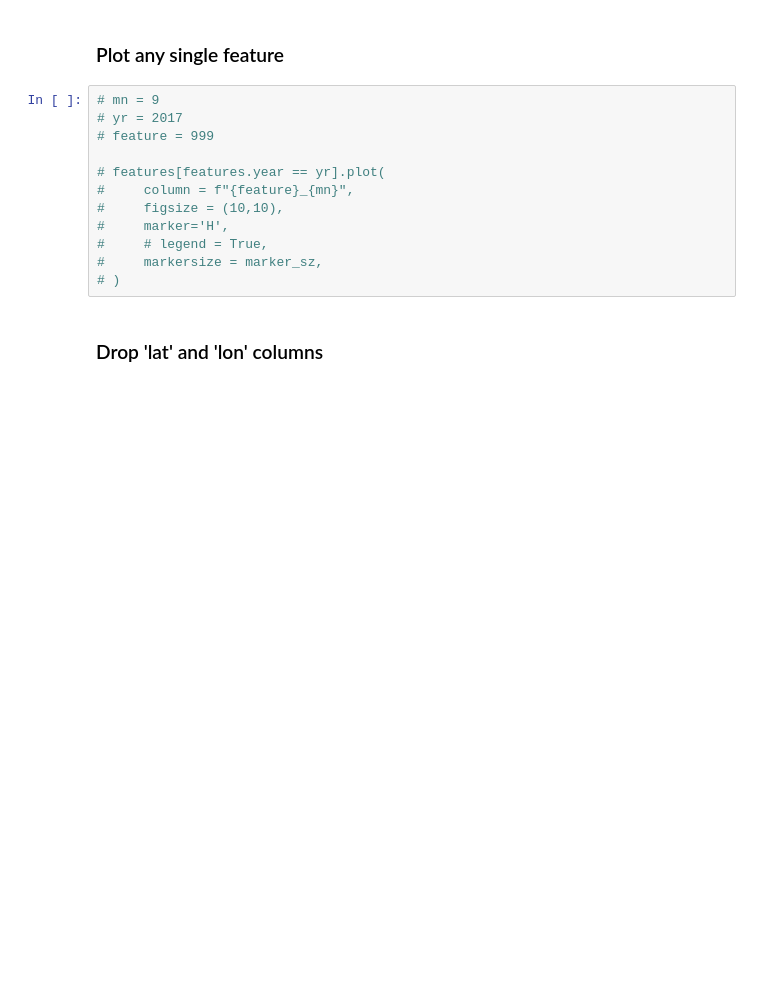
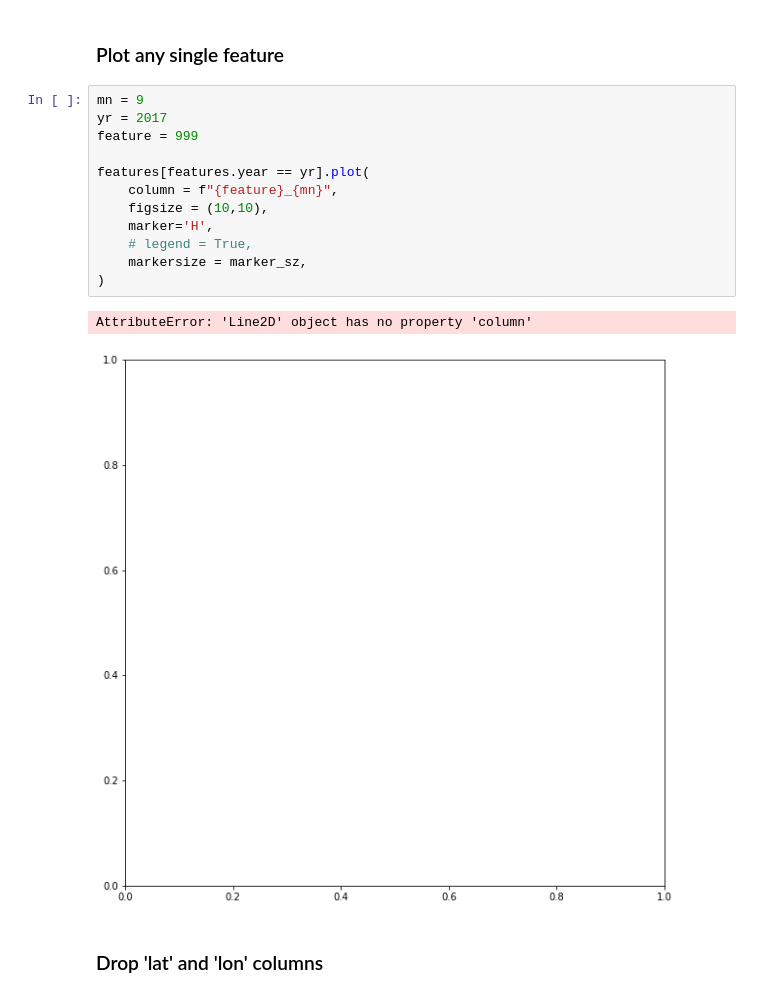
Before and after one commit to mosaiks-capstone/Modeling, a Jupyter notebook: crop_modeling_wide_predict20-21.ipynb, the cells around one changed output. Saved outputs shown, nothing was run; the diff lists cells and outputs as text; blank space fills up the shorter version.

```diff
--- a/crop_modeling_wide_predict20-21.ipynb
+++ b/crop_modeling_wide_predict20-21.ipynb
@@ -771,17 +773,20 @@ features_20_21 = geopandas.GeoDataFrame(
 # %% [markdown]
 ### Plot any single feature
 # %%
-# mn = 9
-# yr = 2017
-# feature = 999
+mn = 9
+yr = 2017
+feature = 999
 
-# features[features.year == yr].plot(
-#     column = f"{feature}_{mn}",
-#     figsize = (10,10),
-#     marker='H',
-#     # legend = True,
-#     markersize = marker_sz,
-# )
+features[features.year == yr].plot(
+    column = f"{feature}_{mn}",
+    figsize = (10,10),
+    marker='H',
+    # legend = True,
+    markersize = marker_sz,
+)
+# %% [output]
+AttributeError: 'Line2D' object has no property 'column'
+[figure, added]
 # %% [markdown]
 ### Drop 'lat' and 'lon' columns
 # %%
```
Also changed, not shown: parts of 9 cells of this notebook.
